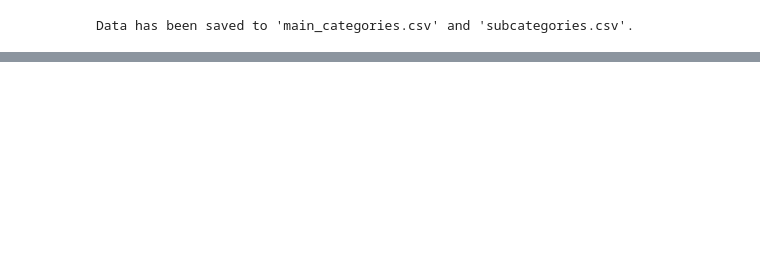
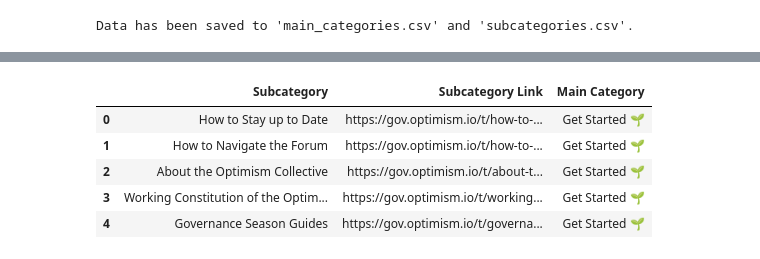
Before and after one commit to TusharKhandelwal95/Web_scraping, a Jupyter notebook: scrape_articles_within_category.ipynb, the cells around one changed output, grey strips where cells are left out. Drawn from its saved outputs; the diff is of its cells as text; code cells hidden in the pictures; blank space fills up the shorter version.

```diff
--- a/scrape_articles_within_category.ipynb
+++ b/scrape_articles_within_category.ipynb
@@ -76,3 +91,13 @@ Data has been saved to 'main_categories.csv' and 'subcategories.csv'.
+# %%
+df = pd.read_csv("subcategories.csv")
+df.head()
+# %% [output]
+|  | Subcategory | Subcategory Link | Main Category |
+| 0 | How to Stay up to Date | https://gov.optimism.io/t/how-to-... | Get Started 🌱 |
+| 1 | How to Navigate the Forum | https://gov.optimism.io/t/how-to-... | Get Started 🌱 |
+| 2 | About the Optimism Collective | https://gov.optimism.io/t/about-t... | Get Started 🌱 |
+| 3 | Working Constitution of the Optim... | https://gov.optimism.io/t/working... | Get Started 🌱 |
+| 4 | Governance Season Guides | https://gov.optimism.io/t/governa... | Get Started 🌱 |
 # %%
 from google.colab import files
 
```
Also changed, not shown: parts of 2 cells of this notebook.
